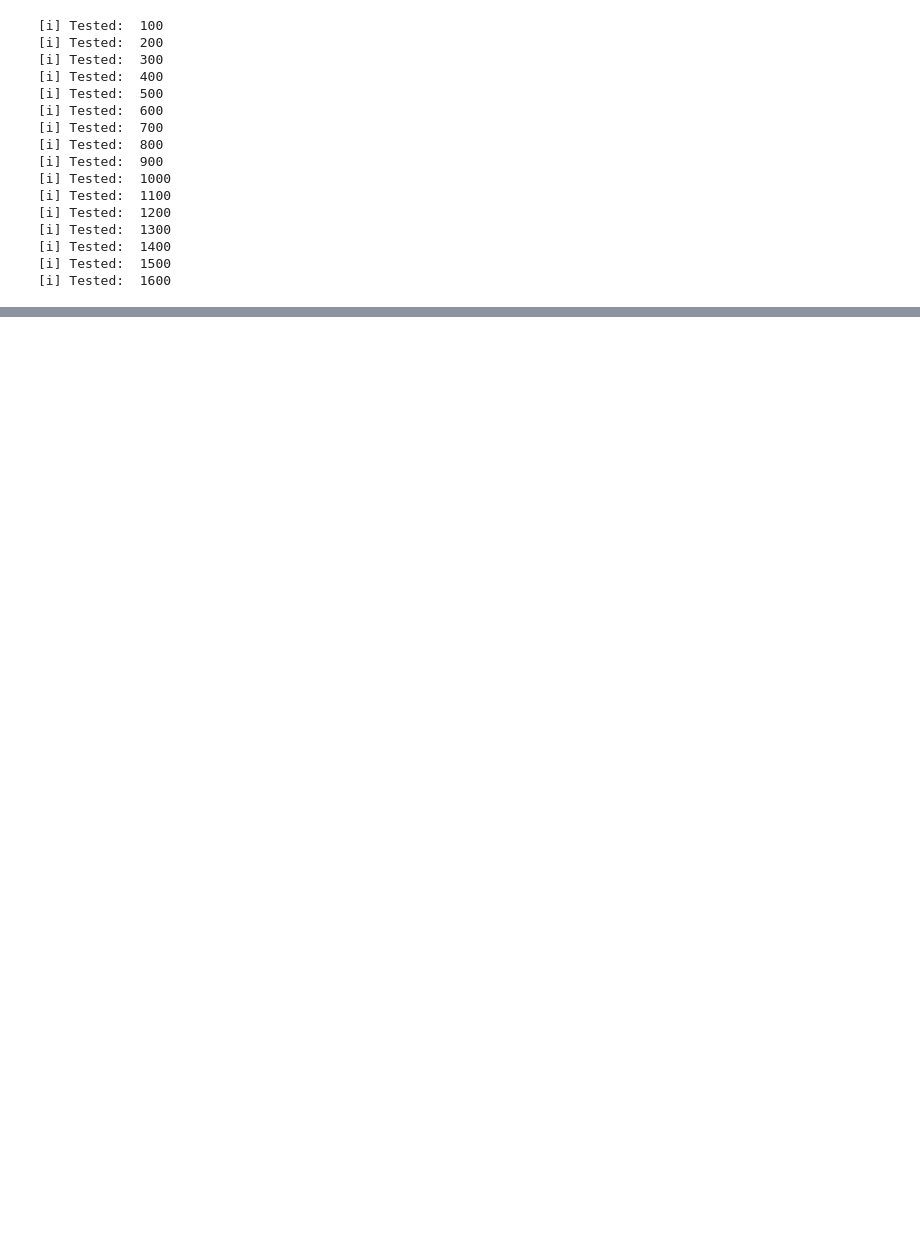
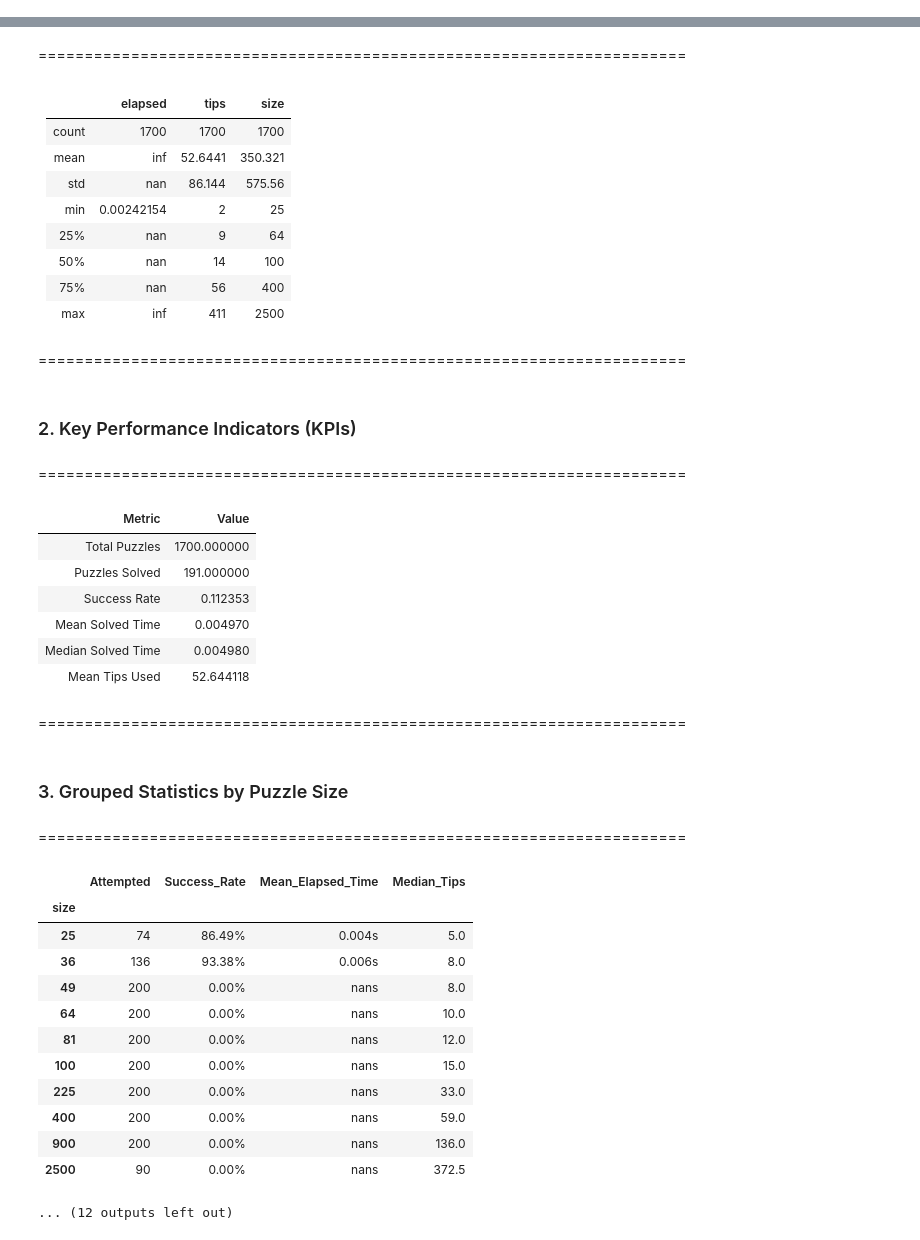
Before and after one commit to 0xLeonardoChahud/CT-208, a Jupyter notebook: Suguru/statistics_analysis.ipynb, the cells around one changed output, grey strips where cells are left out. Cells and saved outputs as stored; diff of their text form; code cells hidden in the pictures; blank space fills up the shorter version.

Commit message:
new file:   Suguru/bt.pkl 	new file:   Suguru/data.pkl 	modified:   Suguru/statistics_analysis.ipynb

```diff
--- a/Suguru/statistics_analysis.ipynb
+++ b/Suguru/statistics_analysis.ipynb
@@ -87,19 +254,5 @@ def evaluate_solved_count():
 # %%
-r = evaluate_solved_count()
+de_stats = evaluate_solver_stats(SuguruSolvers.DeterministicEngine)
-# %% [output]
-[i] Tested:  100
-[i] Tested:  200
-[i] Tested:  300
-[i] Tested:  400
-[i] Tested:  500
-[i] Tested:  600
-[i] Tested:  700
-[i] Tested:  800
-[i] Tested:  900
-[i] Tested:  1000
-[i] Tested:  1100
-[i] Tested:  1200
-[i] Tested:  1300
-[i] Tested:  1400
-[i] Tested:  1500
-[i] Tested:  1600
+# %%
+analyze_solver_results(de_stats)
+# %% [output]
@@ -105,0 +262,39 @@ r = evaluate_solved_count()
+======================================================================
+|       | elapsed    | tips    | size    |
+|:------|:-----------|:--------|:--------|
+| count | 1700       | 1700    | 1700    |
+| mean  | inf        | 52.6441 | 350.321 |
+| std   | nan        | 86.144  | 575.56  |
+| min   | 0.00242154 | 2       | 25      |
+| 25%   | nan        | 9       | 64      |
+| 50%   | nan        | 14      | 100     |
+| 75%   | nan        | 56      | 400     |
+| max   | inf        | 411     | 2500    |
+
+======================================================================
+### 2. Key Performance Indicators (KPIs) ###
+======================================================================
+| Metric | Value |
+| Total Puzzles | 1700.000000 |
+| Puzzles Solved | 191.000000 |
+| Success Rate | 0.112353 |
+| Mean Solved Time | 0.004970 |
+| Median Solved Time | 0.004980 |
+| Mean Tips Used | 52.644118 |
+
+======================================================================
+### 3. Grouped Statistics by Puzzle Size ###
+======================================================================
+|  | Attempted | Success_Rate | Mean_Elapsed_Time | Median_Tips |
+| size |  |  |  |  |
+| 25 | 74 | 86.49% | 0.004s | 5.0 |
+| 36 | 136 | 93.38% | 0.006s | 8.0 |
+| 49 | 200 | 0.00% | nans | 8.0 |
+| 64 | 200 | 0.00% | nans | 10.0 |
+| 81 | 200 | 0.00% | nans | 12.0 |
+| 100 | 200 | 0.00% | nans | 15.0 |
+| 225 | 200 | 0.00% | nans | 33.0 |
+| 400 | 200 | 0.00% | nans | 59.0 |
+| 900 | 200 | 0.00% | nans | 136.0 |
+| 2500 | 90 | 0.00% | nans | 372.5 |
+... (12 outputs left out)
```
Also changed, not shown: parts of 9 cells of this notebook, 2 other files.
